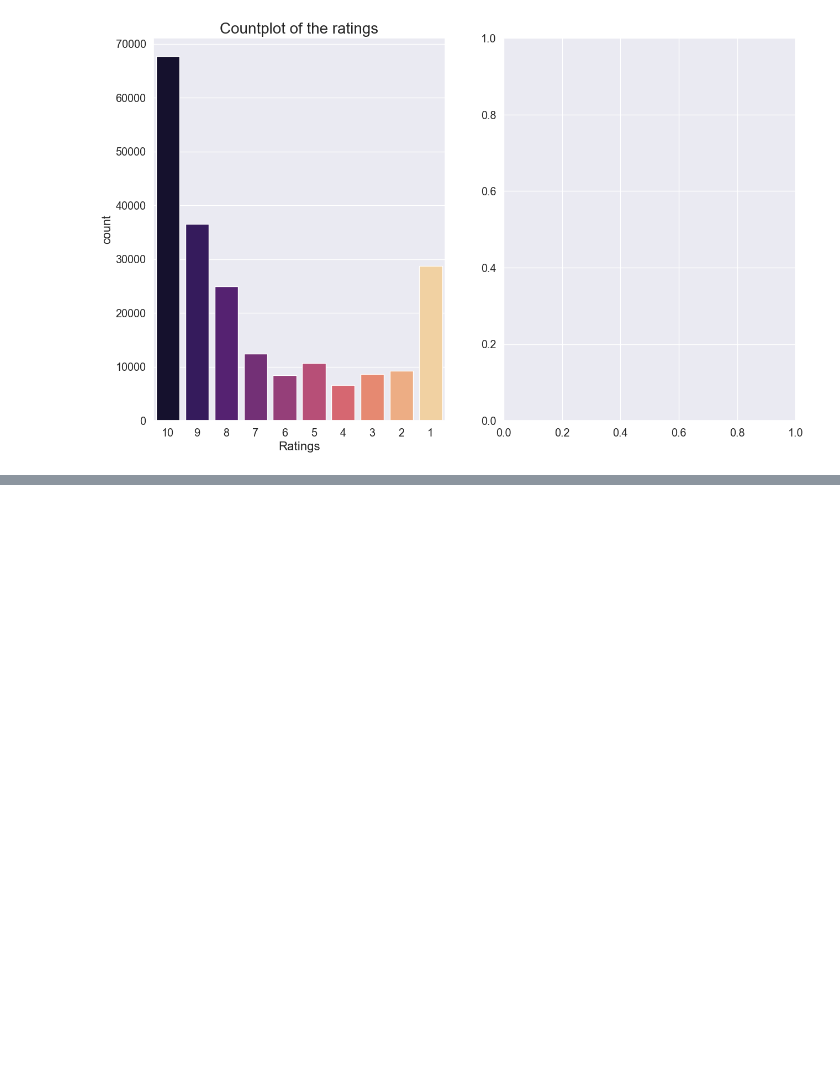
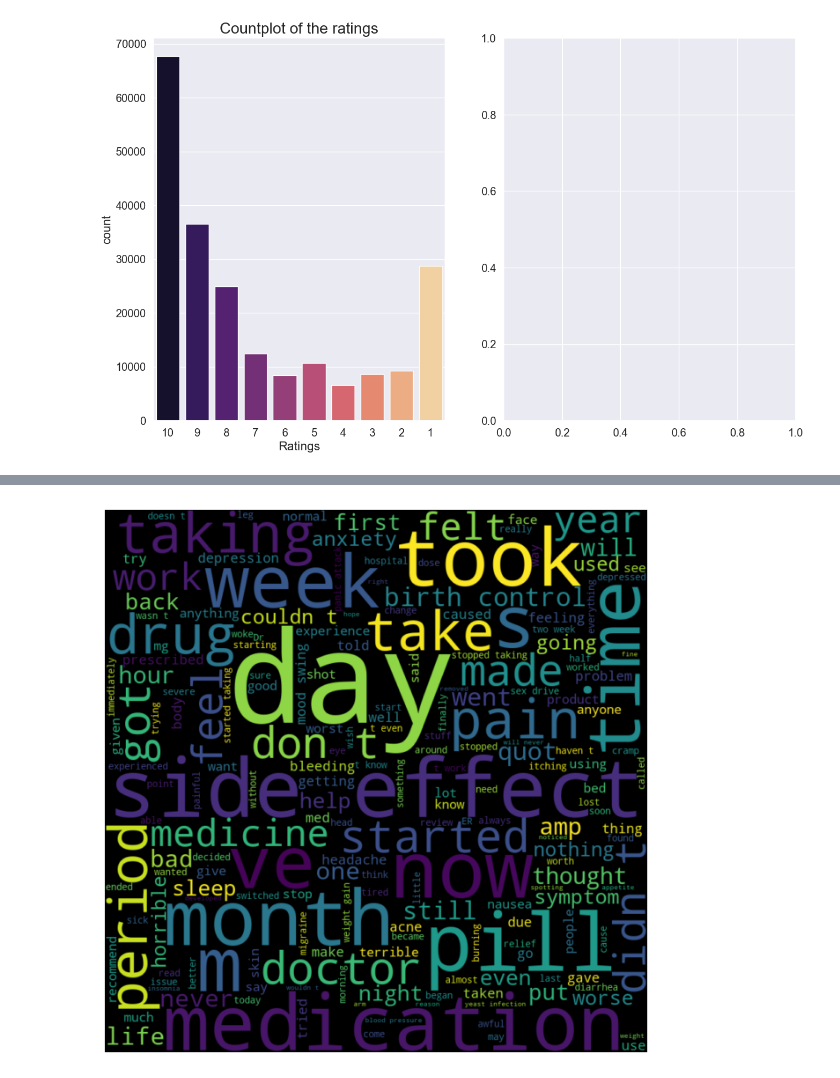
Before and after one commit to ArslanAmanov/AI-ML-DL, a Jupyter notebook: Kaggle Projects /UCI ML drug dataset/uci_ml drug test project.ipynb, the cells around one changed output, grey strips where cells are left out. Cells and saved outputs as stored; diff of their text form; code cells hidden in the pictures; blank space fills up the shorter version.

```diff
--- a/Kaggle Projects /UCI ML drug dataset/uci_ml drug test project.ipynb
+++ b/Kaggle Projects /UCI ML drug dataset/uci_ml drug test project.ipynb
@@ -277,0 +277,10 @@ plt.axis("off") # removing the axis
+# %%
+# Word cloud of the reviews with rating eqaul to 1
+df_rate_one = df_data.loc[df_data.rating ==1, 'review']
+k1 = ' '.join(df_rate_one)
+wordcloud = WordCloud(width = 800, height = 800,).generate(k1)
+plt.figure(figsize = (8, 8), facecolor = None)
+plt.imshow(wordcloud, interpolation="bilinear")
+plt.axis("off");
+# %% [output]
+[figure, added]
```
Also changed, not shown: parts of 1 cell of this notebook.
